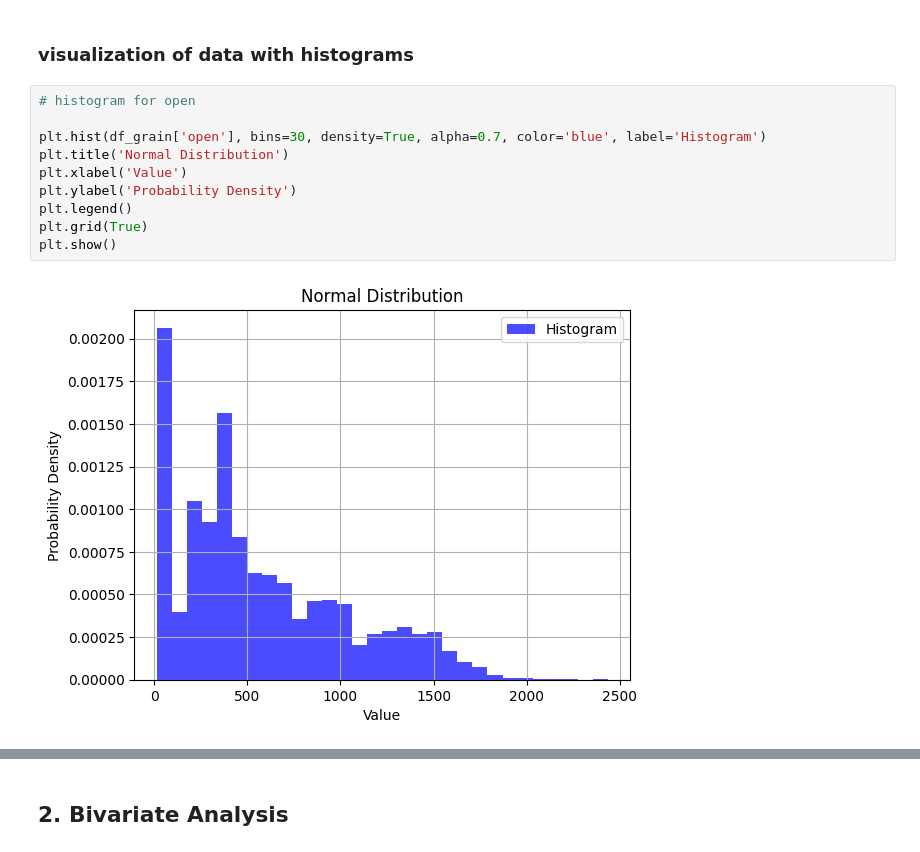
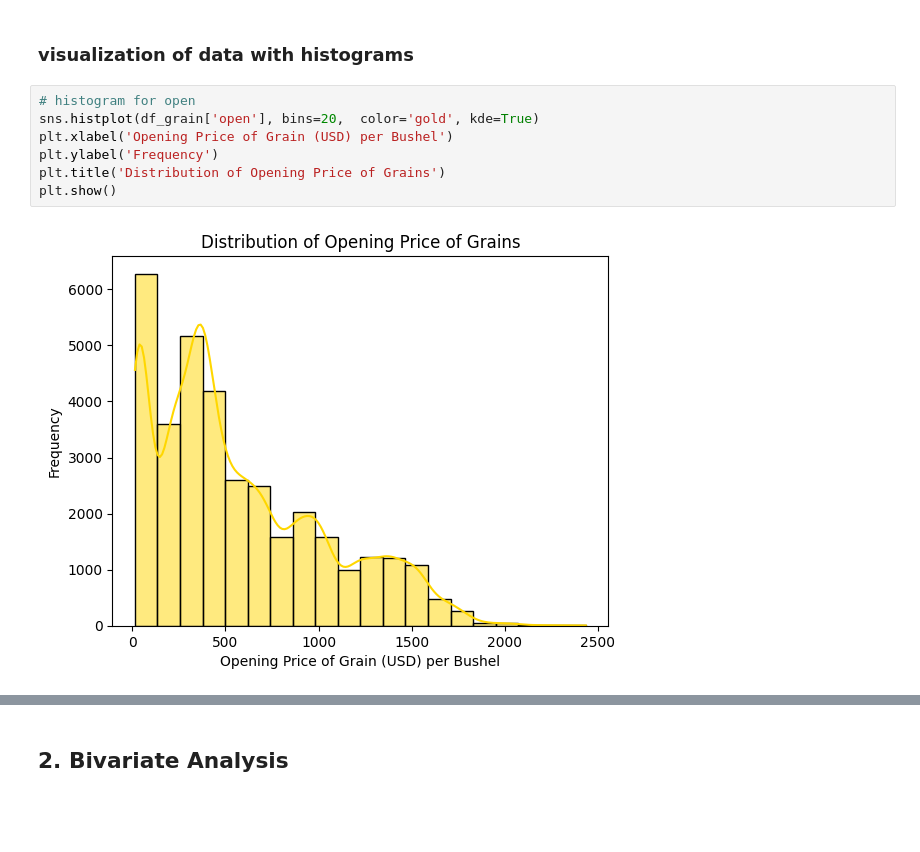
Before and after one commit to joyc3lin/datasci_3_eda, a Jupyter notebook: HHA507_week3assignment.ipynb, the cells around one changed output, grey strips where cells are left out. Saved outputs shown, nothing was run; the diff lists cells and outputs as text; blank space fills up the shorter version.

```diff
--- a/HHA507_week3assignment.ipynb
+++ b/HHA507_week3assignment.ipynb
@@ -176,15 +177,12 @@ The IQR of close is: 652.75
 The IQR of volume is: 28208.0
 # %% [markdown]
 ### visualization of data with histograms
-# %%
-# histogram for open
-
-plt.hist(df_grain['open'], bins=30, density=True, alpha=0.7, color='blue', label='Histogram')
-plt.title('Normal Distribution')
-plt.xlabel('Value')
-plt.ylabel('Probability Density')
-plt.legend()
-plt.grid(True)
-plt.show()
-# %% [output]
-[figure, removed]
+# %%
+# histogram for open
+sns.histplot(df_grain['open'], bins=20,  color='gold', kde=True)
+plt.xlabel('Opening Price of Grain (USD) per Bushel')
+plt.ylabel('Frequency')
+plt.title('Distribution of Opening Price of Grains')
+plt.show()
+# %% [output]
+[figure, added]
```
Also changed, not shown: parts of 2 cells of this notebook.
